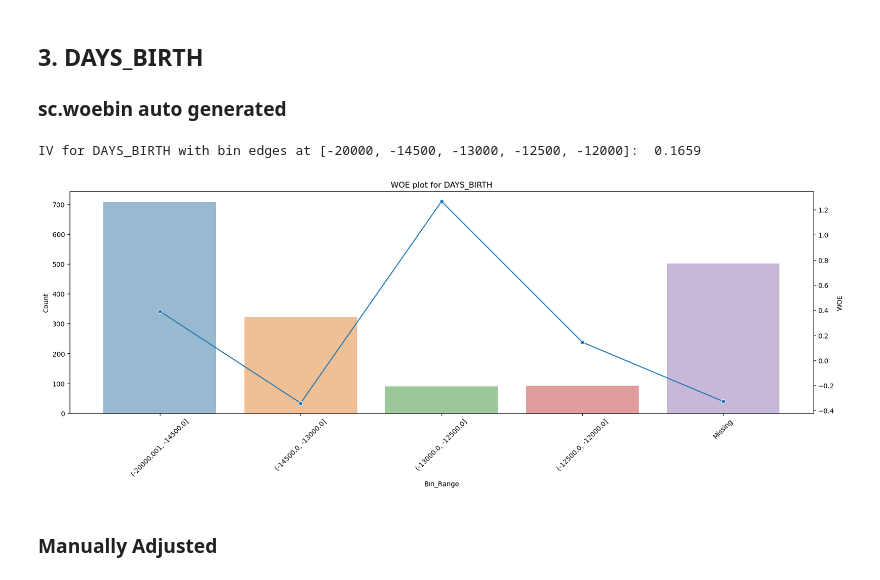
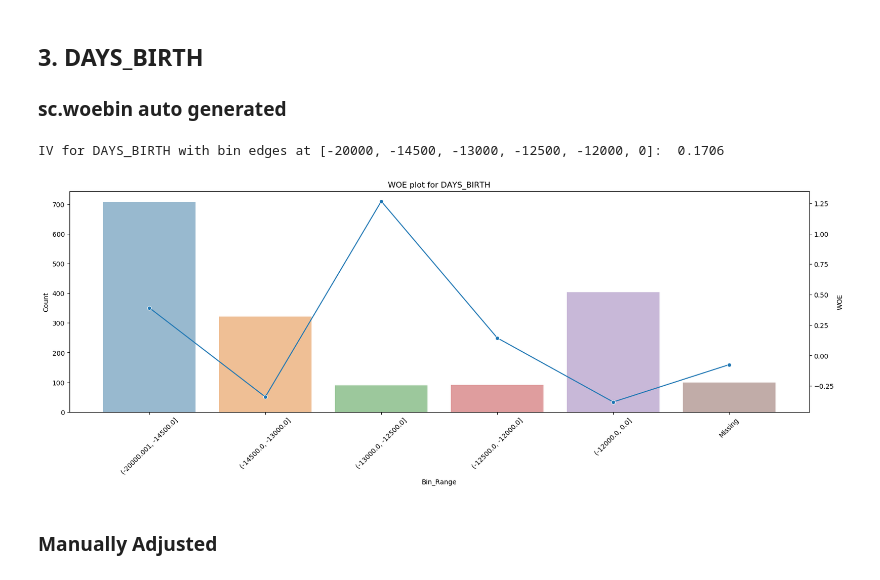
Before and after one commit to traveltheworldwithaflaskoftea/FA_Project, a Jupyter notebook: shiting_draft6.ipynb, the cells around one changed output. Saved outputs shown, nothing was run; the diff lists cells and outputs as text; code cells hidden in the pictures.

```diff
--- a/shiting_draft6.ipynb
+++ b/shiting_draft6.ipynb
@@ -880,15 +879,15 @@ IV for APARTMENTS_AVG with bin edges at [0, 0.013, 0.08, 0.23, 0.25]:  0.0087
 # %%
 # 149  DAYS_BIRTH      [-inf,-20000.0)    52.0
 # 150  DAYS_BIRTH  [-20000.0,-14500.0)    57.0
 # 151  DAYS_BIRTH  [-14500.0,-13000.0)    50.0
 # 152  DAYS_BIRTH  [-13000.0,-12500.0)    66.0
 # 153  DAYS_BIRTH  [-12500.0,-12000.0)    55.0
 # 154  DAYS_BIRTH       [-12000.0,inf)    49.0,
 
-woe_iv_bin_edges(stronger_df_filtered_forsc, 'DAYS_BIRTH', bin_edges= [-20000, -14500, -13000, -12500, -12000], show_woe=True)
+woe_iv_bin_edges(stronger_df_filtered_forsc, 'DAYS_BIRTH', bin_edges= [-20000, -14500, -13000, -12500, -12000, 0], show_woe=True)
 # %% [output]
-IV for DAYS_BIRTH with bin edges at [-20000, -14500, -13000, -12500, -12000]:  0.1659
+IV for DAYS_BIRTH with bin edges at [-20000, -14500, -13000, -12500, -12000, 0]:  0.1706
-[figure, old version]
+[figure, new version]
 # %% [markdown]
 ### Manually Adjusted
 # %%
```
Also changed, not shown: parts of 19 cells of this notebook.
